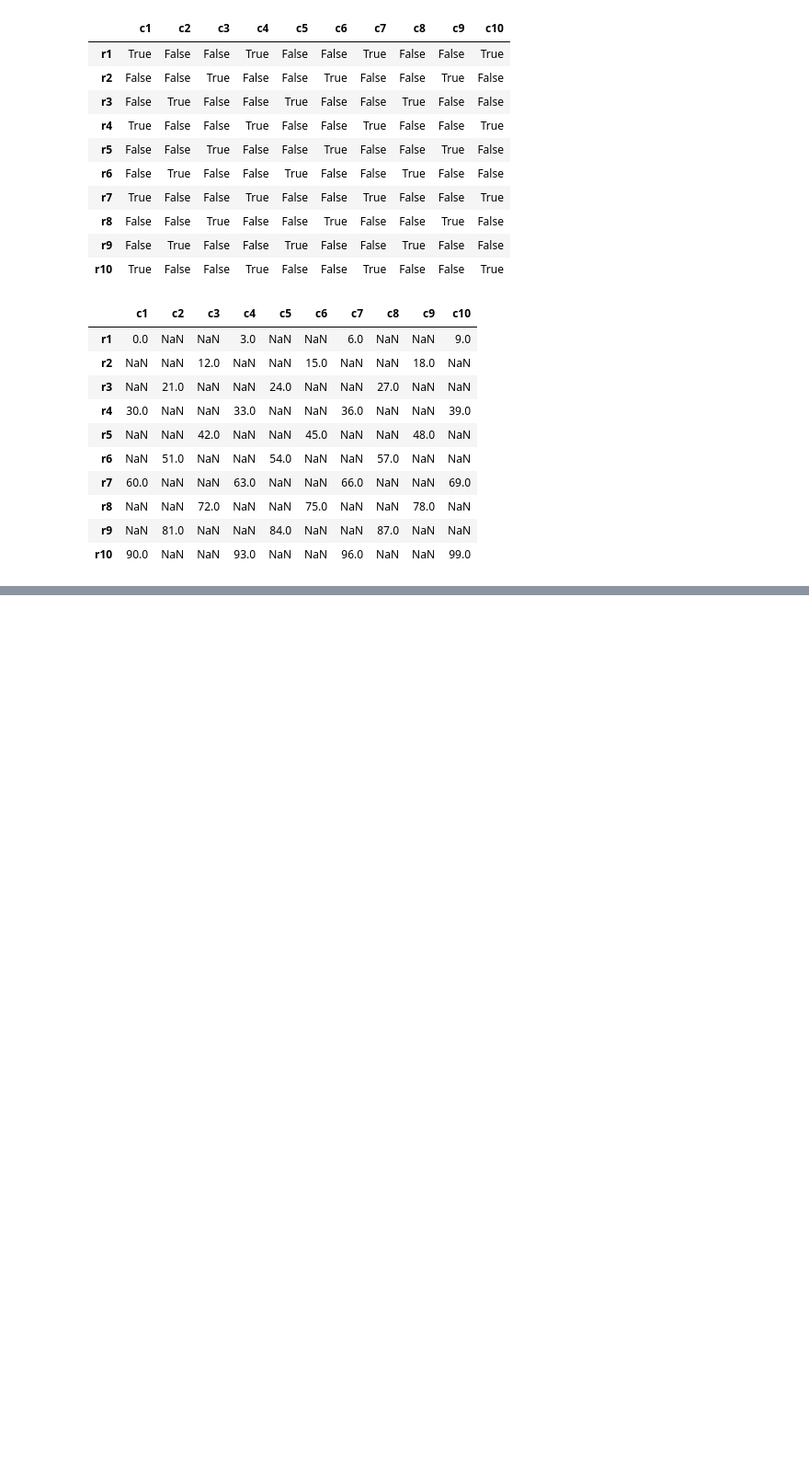
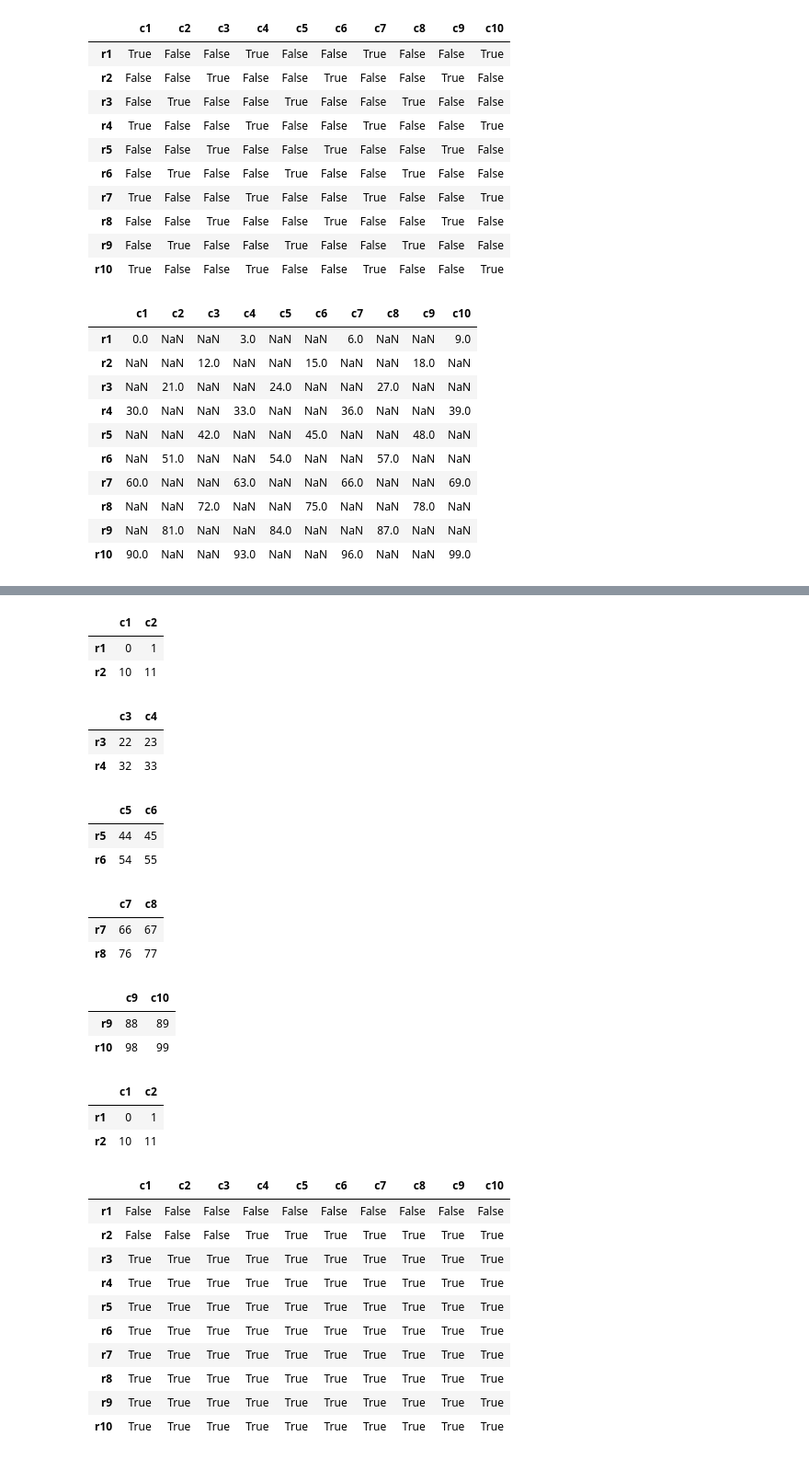
Before and after one commit to mdsamim1992hatia-cell/BMI-CAL, a Jupyter notebook: Untitled60.ipynb, the cells around one changed output, grey strips where cells are left out. Shown at 92% size. Drawn from its saved outputs; the diff is of its cells as text; code cells hidden in the pictures; blank space fills up the shorter version.

```diff
--- a/Untitled60.ipynb
+++ b/Untitled60.ipynb
@@ -93,0 +212,50 @@ df[bool_mask]
+# %%
+df.loc[['r1','r2'],['c1','c2']]
+# %% [output]
+|  | c1 | c2 |
+| r1 | 0 | 1 |
+| r2 | 10 | 11 |
+# %%
+df.loc[['r3','r4'],['c3','c4']]
+# %% [output]
+|  | c3 | c4 |
+| r3 | 22 | 23 |
+| r4 | 32 | 33 |
+# %%
+df.loc[['r5','r6'],['c5','c6']]
+# %% [output]
+|  | c5 | c6 |
+| r5 | 44 | 45 |
+| r6 | 54 | 55 |
+# %%
+df.loc[['r7','r8'],['c7','c8']]
+# %% [output]
+|  | c7 | c8 |
+| r7 | 66 | 67 |
+| r8 | 76 | 77 |
+# %%
+df.loc[['r9','r10'],['c9','c10']]
+# %% [output]
+|  | c9 | c10 |
+| r9 | 88 | 89 |
+| r10 | 98 | 99 |
+# %%
+df.loc[['r1','r2'],['c1','c2']]
+# %% [output]
+|  | c1 | c2 |
+| r1 | 0 | 1 |
+| r2 | 10 | 11 |
+# %%
+df>12
+# %% [output]
+|  | c1 | c2 | c3 | c4 | c5 | c6 | c7 | c8 | c9 | c10 |
+| r1 | False | False | False | False | False | False | False | False | False | False |
+| r2 | False | False | False | True | True | True | True | True | True | True |
+| r3 | True | True | True | True | True | True | True | True | True | True |
+| r4 | True | True | True | True | True | True | True | True | True | True |
+| r5 | True | True | True | True | True | True | True | True | True | True |
+| r6 | True | True | True | True | True | True | True | True | True | True |
+| r7 | True | True | True | True | True | True | True | True | True | True |
+| r8 | True | True | True | True | True | True | True | True | True | True |
+| r9 | True | True | True | True | True | True | True | True | True | True |
+| r10 | True | True | True | True | True | True | True | True | True | True |
```
Also changed, not shown: parts of 18 cells of this notebook.
